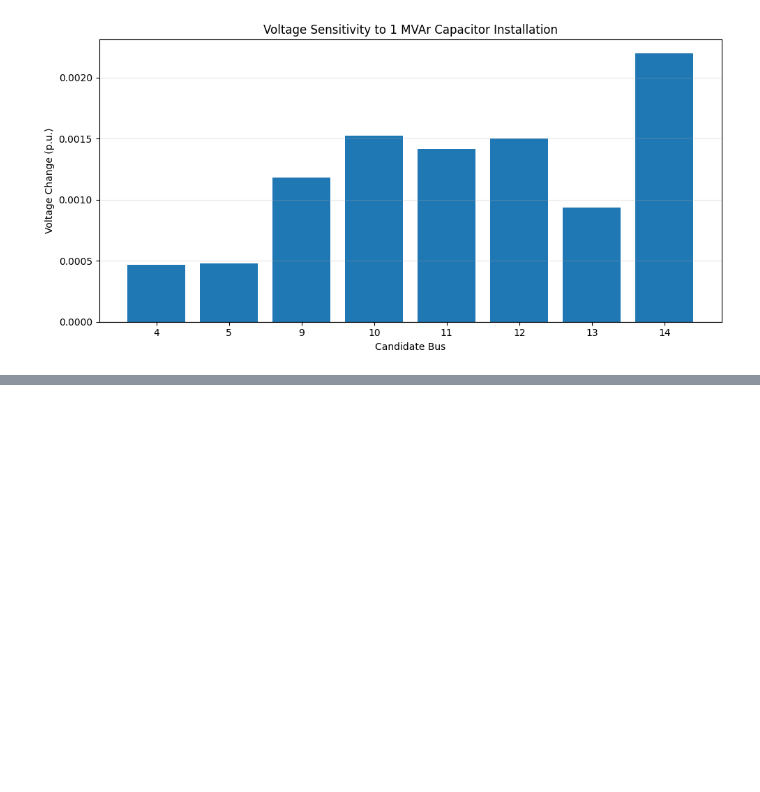
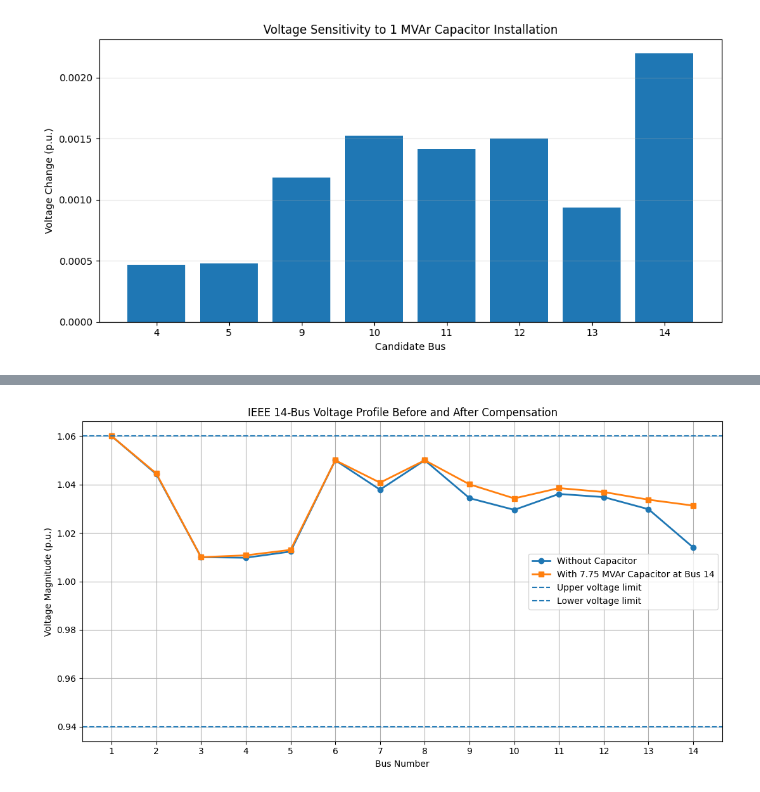
Before and after one commit to Dev-hashh/B.Tech_Project, a Jupyter notebook: major_project.ipynb, the cells around one changed output, grey strips where cells are left out. Cells and saved outputs as stored; diff of their text form; code cells hidden in the pictures; blank space fills up the shorter version.

```diff
--- a/major_project.ipynb
+++ b/major_project.ipynb
@@ -882,0 +1385,45 @@ plt.show()
+# %%
+
+# STEP 30: Original versus compensated voltage profile
+
+buses = np.arange(1, 15)
+
+plt.figure(figsize=(11, 6))
+
+plt.plot(
+    buses,
+    verified_net.res_bus.vm_pu.values,
+    marker="o",
+    linewidth=2,
+    label="Without Capacitor"
+)
+
+plt.plot(
+    buses,
+    compensated_net.res_bus.vm_pu.values,
+    marker="s",
+    linewidth=2,
+    label="With 7.75 MVAr Capacitor at Bus 14"
+)
+
+plt.axhline(1.06, linestyle="--", label="Upper voltage limit")
+plt.axhline(0.94, linestyle="--", label="Lower voltage limit")
+
+plt.xlabel("Bus Number")
+plt.ylabel("Voltage Magnitude (p.u.)")
+plt.title("IEEE 14-Bus Voltage Profile Before and After Compensation")
+
+plt.xticks(buses)
+plt.grid(True)
+plt.legend()
+plt.tight_layout()
+
+plt.savefig(
+    "IEEE14_Final_Voltage_Comparison.png",
+    dpi=300,
+    bbox_inches="tight"
+)
+
+plt.show()
+# %% [output]
+[figure, added]
```
Also changed, not shown: parts of 20 cells of this notebook.
